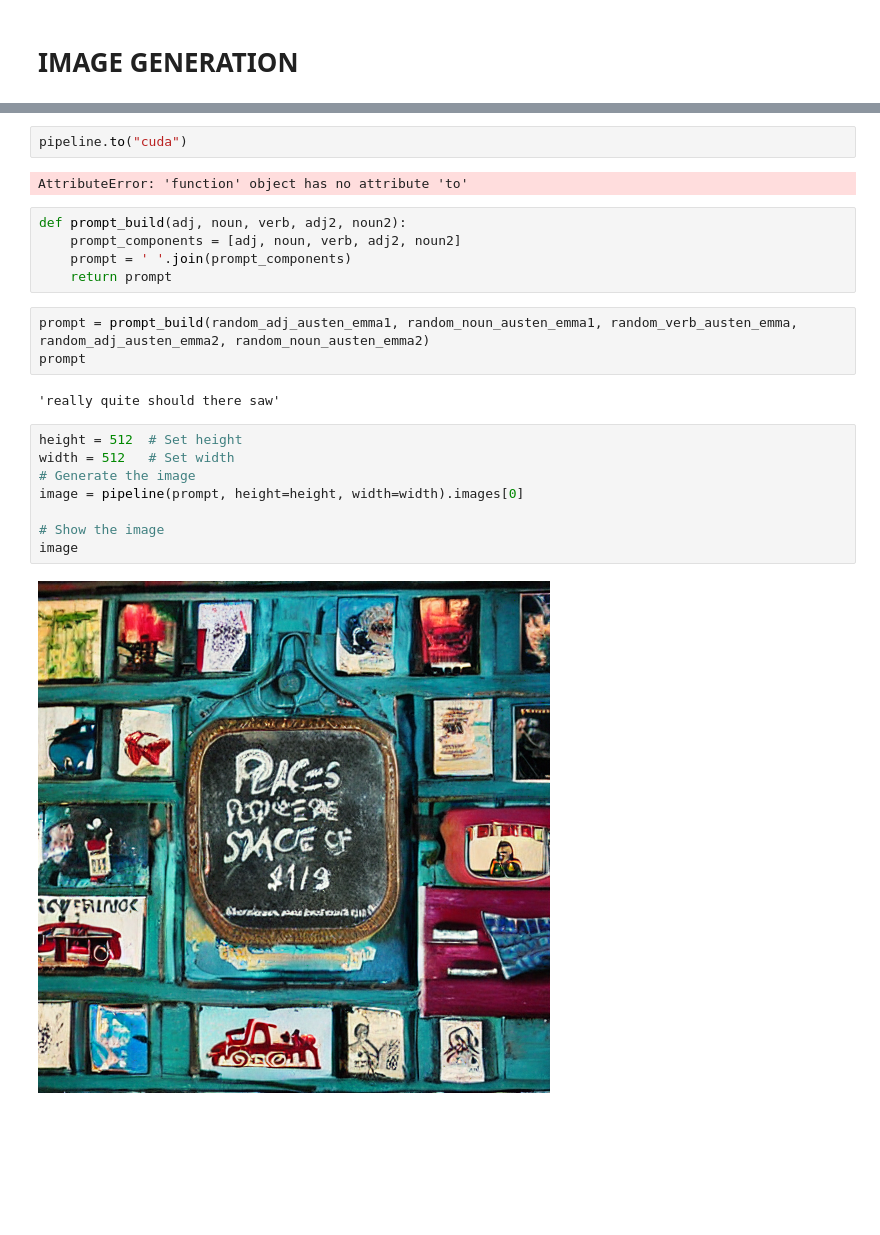
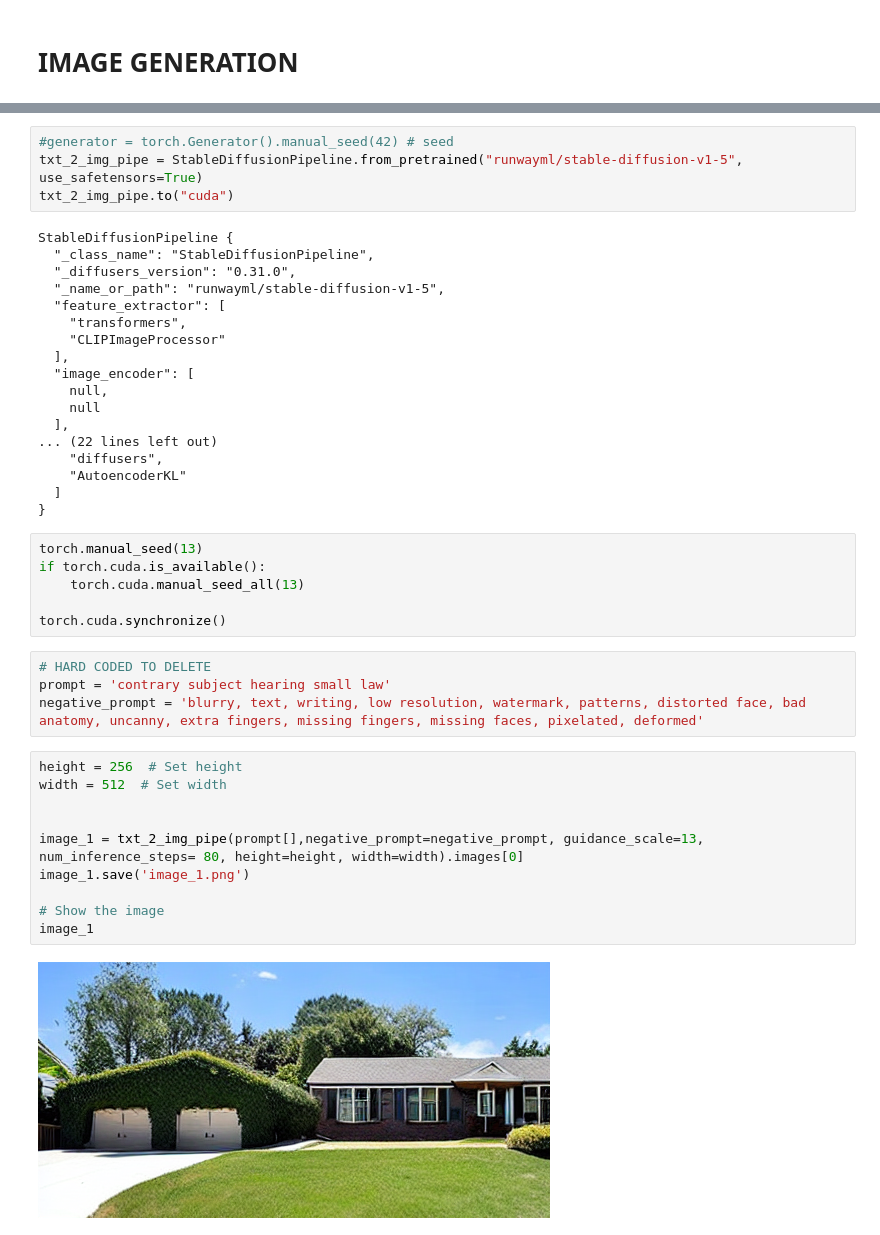
Before and after one commit to shse13/cadavre_exquis, a Jupyter notebook: cadavre_exquis.ipynb, the cells around one changed output, grey strips where cells are left out. Saved outputs shown, nothing was run; the diff lists cells and outputs as text; blank space fills up the shorter version.

```diff
--- a/cadavre_exquis.ipynb
+++ b/cadavre_exquis.ipynb
@@ -191,24 +174,44 @@ pipeline = DiffusionPipeline.from_pretrained("runwayml/stable-diffusion-v1-5", u
 # %%
-pipeline.to("cuda")
+#generator = torch.Generator().manual_seed(42) # seed
+txt_2_img_pipe = StableDiffusionPipeline.from_pretrained("runwayml/stable-diffusion-v1-5", use_safetensors=True)
+txt_2_img_pipe.to("cuda")
 # %% [output]
-AttributeError: 'function' object has no attribute 'to'
+StableDiffusionPipeline {
+  "_class_name": "StableDiffusionPipeline",
+  "_diffusers_version": "0.31.0",
+  "_name_or_path": "runwayml/stable-diffusion-v1-5",
+  "feature_extractor": [
+    "transformers",
+    "CLIPImageProcessor"
+  ],
+  "image_encoder": [
+    null,
+    null
+  ],
+... (22 lines left out)
+    "diffusers",
+    "AutoencoderKL"
+  ]
+}
-# %%
-def prompt_build(adj, noun, verb, adj2, noun2):
-    prompt_components = [adj, noun, verb, adj2, noun2]
-    prompt = ' '.join(prompt_components)
-    return prompt
-# %%
-prompt = prompt_build(random_adj_austen_emma1, random_noun_austen_emma1, random_verb_austen_emma, random_adj_austen_emma2, random_noun_austen_emma2)
-prompt
-# %% [output]
-'really quite should there saw'
+# %%
+torch.manual_seed(13)
+if torch.cuda.is_available():
+    torch.cuda.manual_seed_all(13)
+
+torch.cuda.synchronize()
+# %%
+# HARD CODED TO DELETE
+prompt = 'contrary subject hearing small law'
+negative_prompt = 'blurry, text, writing, low resolution, watermark, patterns, distorted face, bad anatomy, uncanny, extra fingers, missing fingers, missing faces, pixelated, deformed'
 # %%
-height = 512  # Set height
-width = 512   # Set width
-# Generate the image
-image = pipeline(prompt, height=height, width=width).images[0]
+height = 256  # Set height
+width = 512  # Set width
+
+
+image_1 = txt_2_img_pipe(prompt[],negative_prompt=negative_prompt, guidance_scale=13, num_inference_steps= 80, height=height, width=width).images[0]
+image_1.save('image_1.png')
 
 # Show the image
-image
+image_1
 # %% [output]
-[figure, old version]
+[figure, new version]
```
Also changed, not shown: parts of 16 cells of this notebook.
